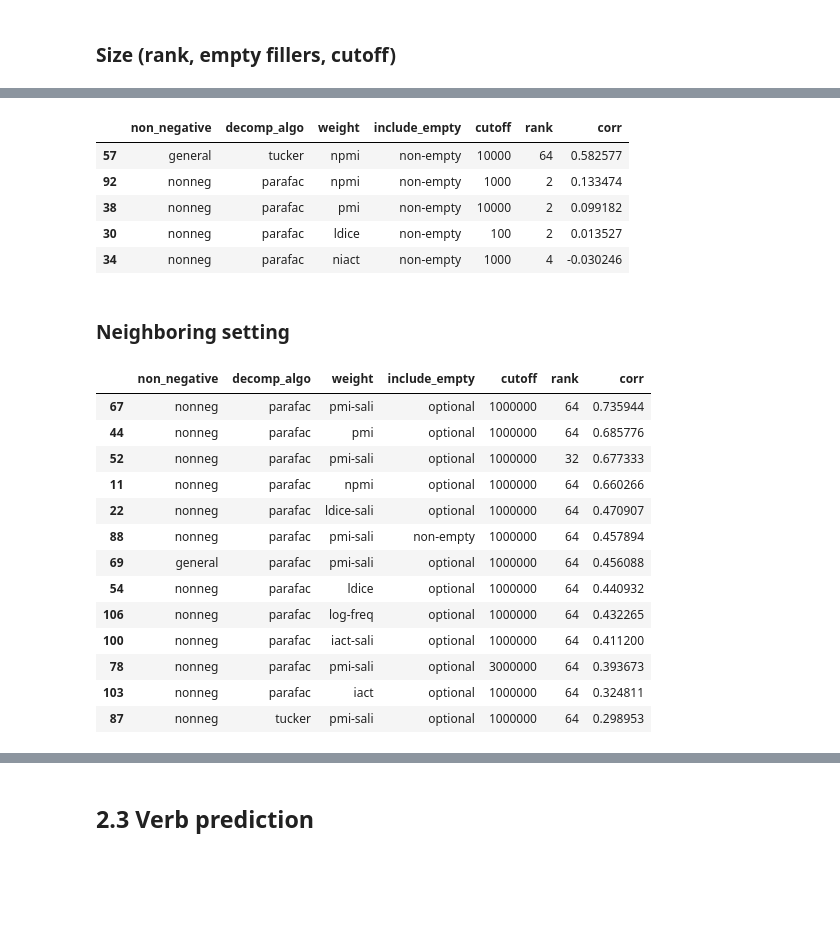
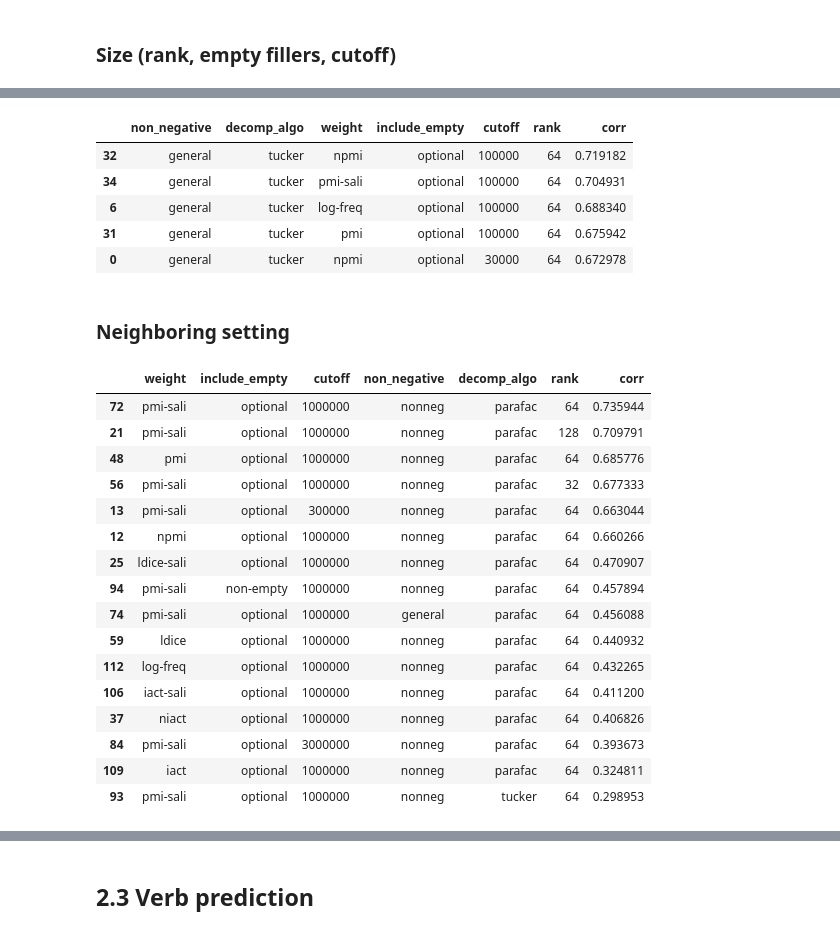
Before and after one commit to makrai/verb-tensor, a Jupyter notebook: eval.ipynb, the cells around one changed output, grey strips where cells are left out. Cells and saved outputs as stored; diff of their text form; code cells hidden in the pictures; blank space fills up the shorter version.

Commit message:
non-neg Parafac 300k

```diff
--- a/eval.ipynb
+++ b/eval.ipynb
@@ -492,31 +492,35 @@ df[df['cutoff']<100000].head()
 # %%
-df[df['cutoff']<30000].head()
+df[df['cutoff']<1000000].head()
 # %% [output]
 |  | non_negative | decomp_algo | weight | include_empty | cutoff | rank | corr |
-| 57 | general | tucker | npmi | non-empty | 10000 | 64 | 0.582577 |
-| 92 | nonneg | parafac | npmi | non-empty | 1000 | 2 | 0.133474 |
-| 38 | nonneg | parafac | pmi | non-empty | 10000 | 2 | 0.099182 |
-| 30 | nonneg | parafac | ldice | non-empty | 100 | 2 | 0.013527 |
-| 34 | nonneg | parafac | niact | non-empty | 1000 | 4 | -0.030246 |
+| 32 | general | tucker | npmi | optional | 100000 | 64 | 0.719182 |
+| 34 | general | tucker | pmi-sali | optional | 100000 | 64 | 0.704931 |
+| 6 | general | tucker | log-freq | optional | 100000 | 64 | 0.688340 |
+| 31 | general | tucker | pmi | optional | 100000 | 64 | 0.675942 |
+| 0 | general | tucker | npmi | optional | 30000 | 64 | 0.672978 |
 # %% [markdown]
 ### Neighboring setting
 # %%
 param_is_same_l = [df.non_negative=='nonneg', df.decomp_algo=='parafac', df.weight=='pmi-sali',
                    df.include_empty=='optional', df.cutoff==1000000, df['rank']==64]
 # %%
-df[reduce(lambda ser1, ser2: ser1.astype(int) + ser2.astype(int), param_is_same_l)>=5]
+df.loc[reduce(lambda ser1, ser2: ser1.astype(int) + ser2.astype(int), param_is_same_l)>=5,
+        ['weight', 'include_empty', 'cutoff', 'non_negative', 'decomp_algo', 'rank', 'corr']]
 # %% [output]
-|  | non_negative | decomp_algo | weight | include_empty | cutoff | rank | corr |
-| 67 | nonneg | parafac | pmi-sali | optional | 1000000 | 64 | 0.735944 |
-| 44 | nonneg | parafac | pmi | optional | 1000000 | 64 | 0.685776 |
-| 52 | nonneg | parafac | pmi-sali | optional | 1000000 | 32 | 0.677333 |
-| 11 | nonneg | parafac | npmi | optional | 1000000 | 64 | 0.660266 |
-| 22 | nonneg | parafac | ldice-sali | optional | 1000000 | 64 | 0.470907 |
-| 88 | nonneg | parafac | pmi-sali | non-empty | 1000000 | 64 | 0.457894 |
-| 69 | general | parafac | pmi-sali | optional | 1000000 | 64 | 0.456088 |
-| 54 | nonneg | parafac | ldice | optional | 1000000 | 64 | 0.440932 |
-| 106 | nonneg | parafac | log-freq | optional | 1000000 | 64 | 0.432265 |
-| 100 | nonneg | parafac | iact-sali | optional | 1000000 | 64 | 0.411200 |
-| 78 | nonneg | parafac | pmi-sali | optional | 3000000 | 64 | 0.393673 |
-| 103 | nonneg | parafac | iact | optional | 1000000 | 64 | 0.324811 |
-| 87 | nonneg | tucker | pmi-sali | optional | 1000000 | 64 | 0.298953 |
+|  | weight | include_empty | cutoff | non_negative | decomp_algo | rank | corr |
+| 72 | pmi-sali | optional | 1000000 | nonneg | parafac | 64 | 0.735944 |
+| 21 | pmi-sali | optional | 1000000 | nonneg | parafac | 128 | 0.709791 |
+| 48 | pmi | optional | 1000000 | nonneg | parafac | 64 | 0.685776 |
+| 56 | pmi-sali | optional | 1000000 | nonneg | parafac | 32 | 0.677333 |
+| 13 | pmi-sali | optional | 300000 | nonneg | parafac | 64 | 0.663044 |
+| 12 | npmi | optional | 1000000 | nonneg | parafac | 64 | 0.660266 |
+| 25 | ldice-sali | optional | 1000000 | nonneg | parafac | 64 | 0.470907 |
+| 94 | pmi-sali | non-empty | 1000000 | nonneg | parafac | 64 | 0.457894 |
+| 74 | pmi-sali | optional | 1000000 | general | parafac | 64 | 0.456088 |
+| 59 | ldice | optional | 1000000 | nonneg | parafac | 64 | 0.440932 |
+| 112 | log-freq | optional | 1000000 | nonneg | parafac | 64 | 0.432265 |
+| 106 | iact-sali | optional | 1000000 | nonneg | parafac | 64 | 0.411200 |
+| 37 | niact | optional | 1000000 | nonneg | parafac | 64 | 0.406826 |
+| 84 | pmi-sali | optional | 3000000 | nonneg | parafac | 64 | 0.393673 |
+| 109 | iact | optional | 1000000 | nonneg | parafac | 64 | 0.324811 |
+| 93 | pmi-sali | optional | 1000000 | nonneg | tucker | 64 | 0.298953 |
```
Also changed, not shown: parts of 35 cells of this notebook.
